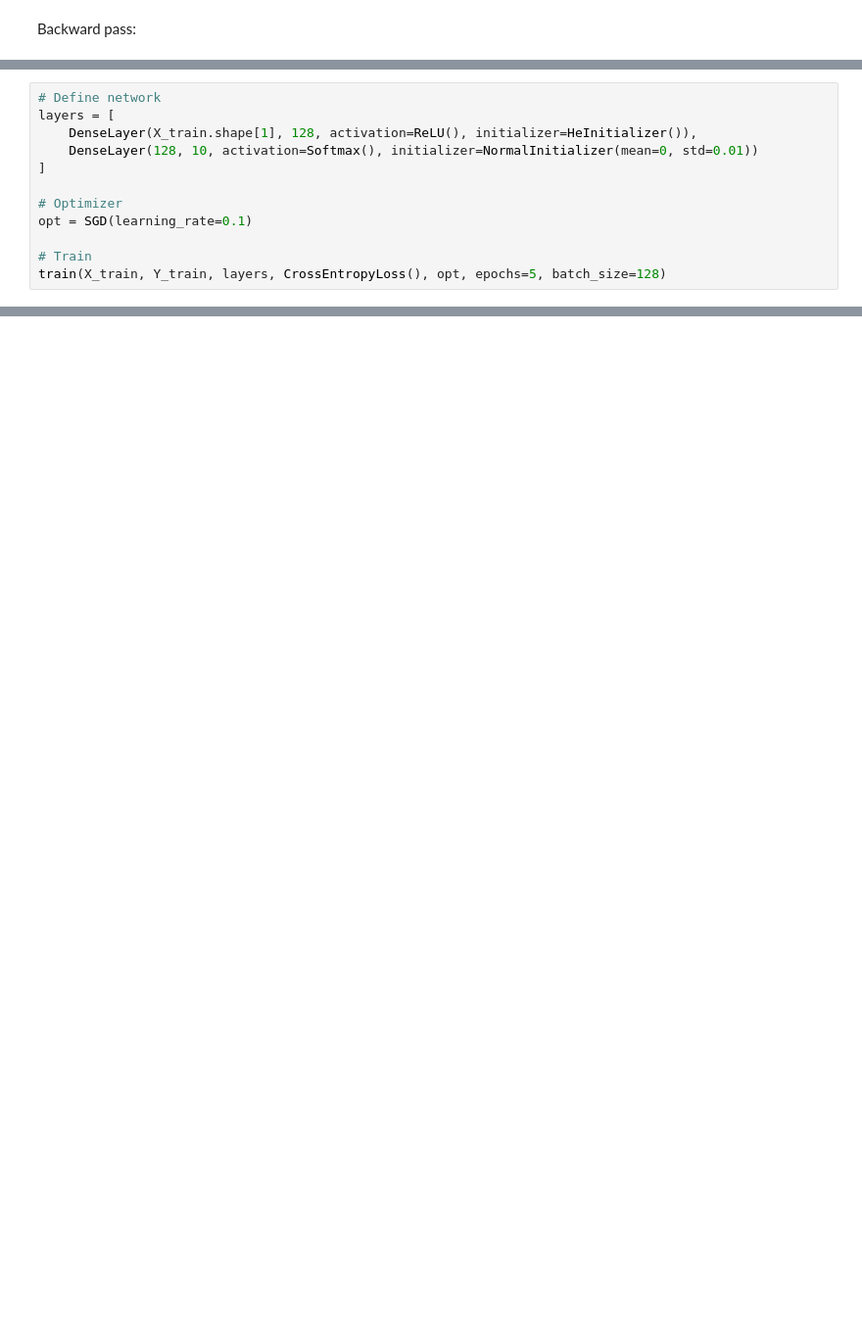
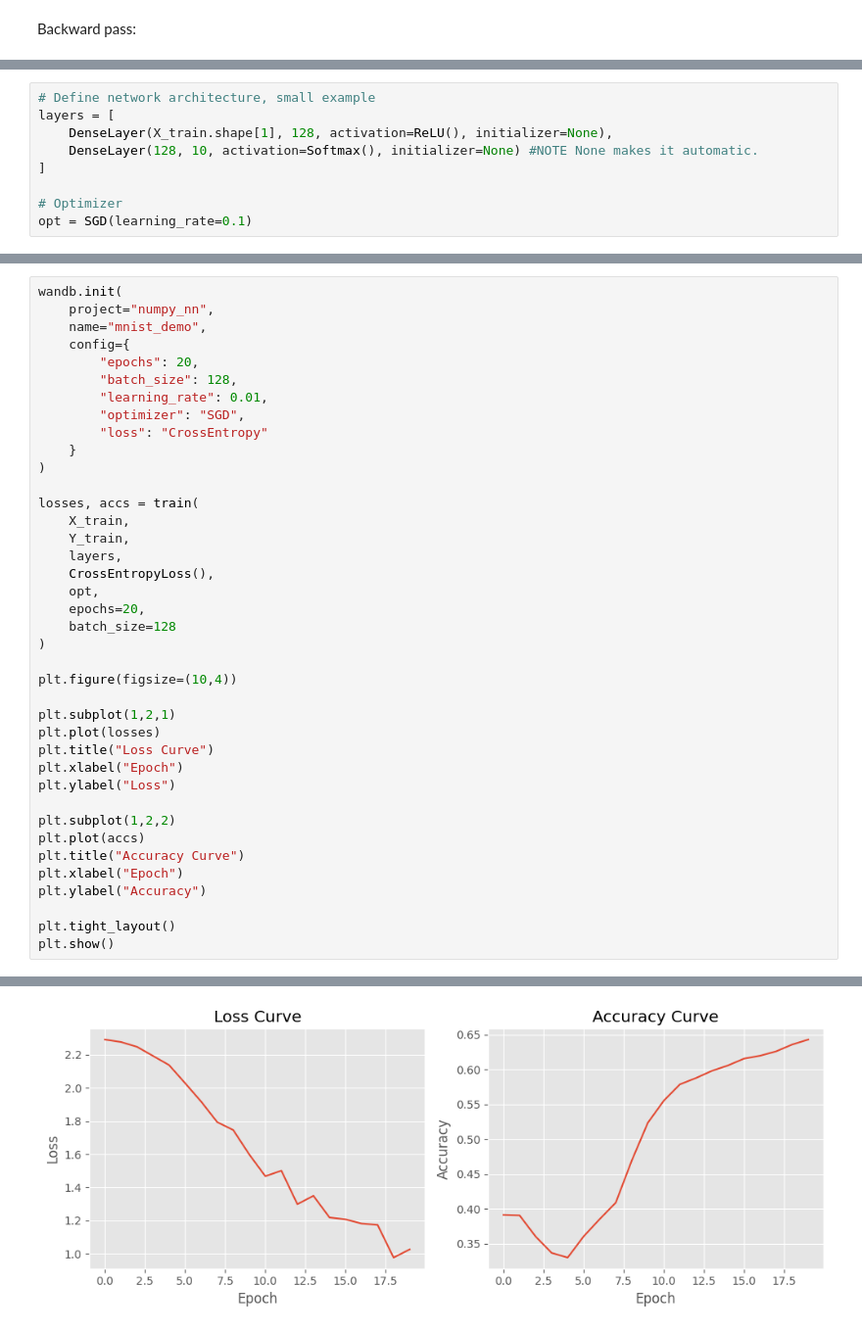
Before and after one commit to XanderBaatz/02456-deep-learning, a Jupyter notebook: FFNN-explainer.ipynb, the cells around one changed output, grey strips where cells are left out. Shown: that part at 98% size. Saved outputs shown, nothing was run; the diff lists cells and outputs as text; blank space fills up the shorter version.

Commit message:
Added sections to explainer, and made simple training loop to showcase architecture

```diff
--- a/FFNN-explainer.ipynb
+++ b/FFNN-explainer.ipynb
@@ -590,12 +623,9 @@ def train(X, Y, layers, loss_fn, optimizer, epochs=5, batch_size=64):
 # %%
-# Define network
+# Define network architecture, small example
 layers = [
-    DenseLayer(X_train.shape[1], 128, activation=ReLU(), initializer=HeInitializer()),
-    DenseLayer(128, 10, activation=Softmax(), initializer=NormalInitializer(mean=0, std=0.01))
+    DenseLayer(X_train.shape[1], 128, activation=ReLU(), initializer=None),
+    DenseLayer(128, 10, activation=Softmax(), initializer=None) #NOTE None makes it automatic.
 ]
 
 # Optimizer
 opt = SGD(learning_rate=0.1)
-
-# Train
-train(X_train, Y_train, layers, CrossEntropyLoss(), opt, epochs=5, batch_size=128)
@@ -744,0 +632,40 @@ Epoch 100/100 | Loss: 0.1200 | Acc: 0.9681
+# %%
+wandb.init(
+    project="numpy_nn",
+    name="mnist_demo",
+    config={
+        "epochs": 20,
+        "batch_size": 128,
+        "learning_rate": 0.01,
+        "optimizer": "SGD",
+        "loss": "CrossEntropy"
+    }
+)
+
+losses, accs = train(
+    X_train,
+    Y_train,
+    layers,
+    CrossEntropyLoss(),
+    opt,
+    epochs=20,
+    batch_size=128
+)
+
+plt.figure(figsize=(10,4))
+
+plt.subplot(1,2,1)
+plt.plot(losses)
+plt.title("Loss Curve")
+plt.xlabel("Epoch")
+plt.ylabel("Loss")
+
+plt.subplot(1,2,2)
+plt.plot(accs)
+plt.title("Accuracy Curve")
+plt.xlabel("Epoch")
+plt.ylabel("Accuracy")
+
+plt.tight_layout()
+plt.show()
+# %% [output]
@@ -744,0 +705 @@ Epoch 100/100 | Loss: 0.1200 | Acc: 0.9681
+[figure, added]
```
Also changed, not shown: parts of 30 cells of this notebook.
